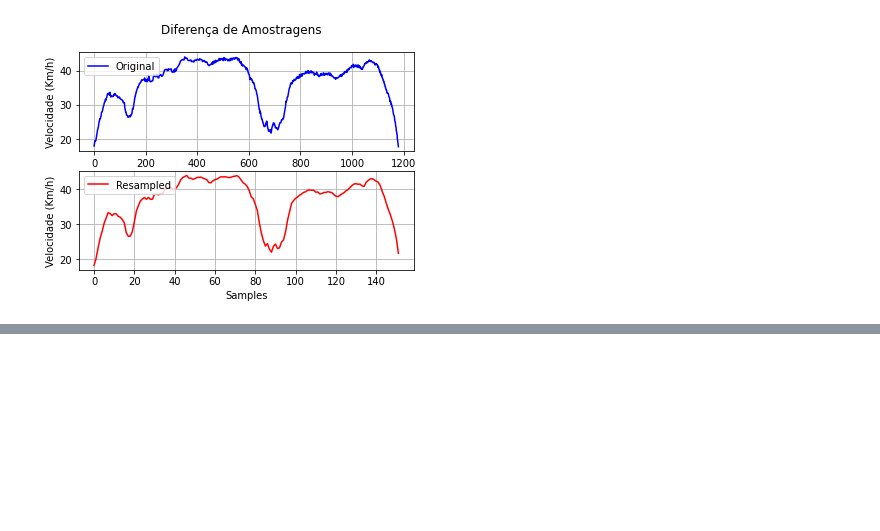
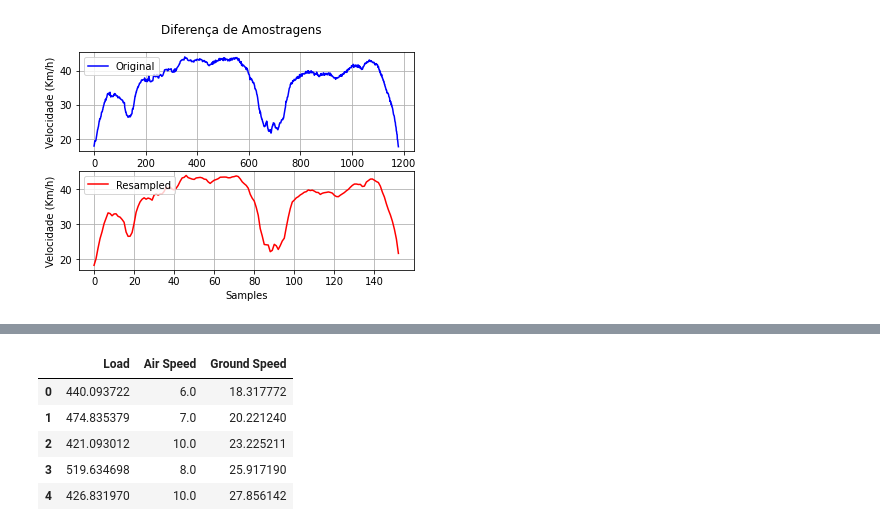
Before and after one commit to matsouto/Machine-Learning-Notebooks, a Jupyter notebook: dinamico_csv/40kmph/40kmph.ipynb, the cells around one changed output, grey strips where cells are left out. Cells and saved outputs as stored; diff of their text form; code cells hidden in the pictures; blank space fills up the shorter version.

```diff
--- a/dinamico_csv/40kmph/40kmph.ipynb
+++ b/dinamico_csv/40kmph/40kmph.ipynb
@@ -49,0 +49,17 @@ TypeError: unhashable type: 'numpy.ndarray'
+# %%
+gnd_spd_df = pd.DataFrame(gnd_spd_rs, columns=['Ground Speed'])
+air_spd_df = pd.DataFrame(air_spd, columns=['Air Speed'])
+load_df = pd.DataFrame(load, columns=['Load'])
+
+final_df = pd.DataFrame()
+final_df['Load'] = load_df
+final_df['Air Speed'] = air_spd_df
+final_df['Ground Speed'] = gnd_spd_df
+final_df.head()
+# %% [output]
+|  | Load | Air Speed | Ground Speed |
+| 0 | 440.093722 | 6.0 | 18.317772 |
+| 1 | 474.835379 | 7.0 | 20.221240 |
+| 2 | 421.093012 | 10.0 | 23.225211 |
+| 3 | 519.634698 | 8.0 | 25.917190 |
+| 4 | 426.831970 | 10.0 | 27.856142 |
```
Also changed, not shown: parts of 3 cells of this notebook, 4 other files.
